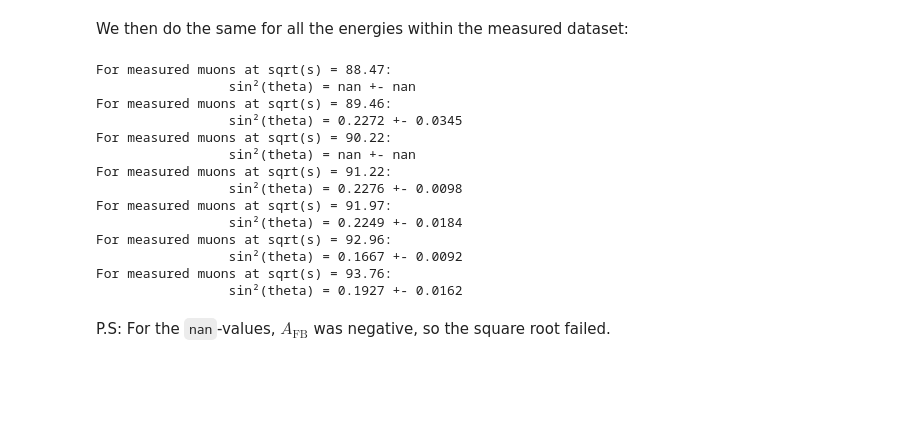
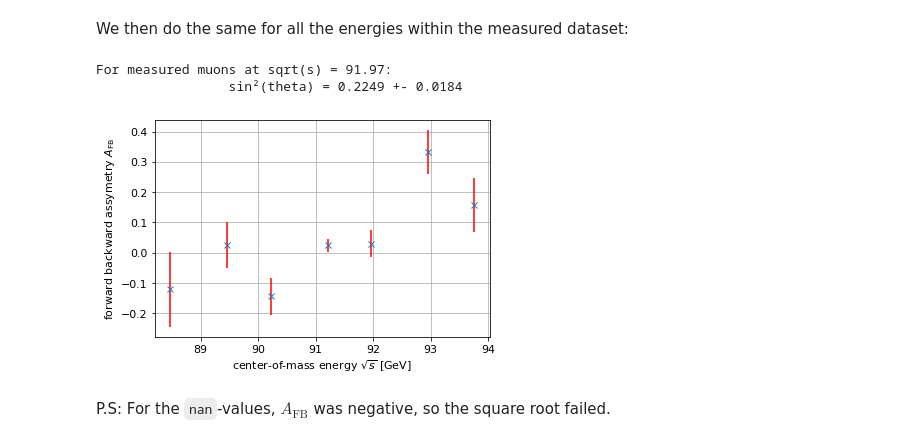
Before and after one commit to robingrether/z0-precisionmeasurement, a Jupyter notebook: z0_experiment.ipynb, the cells around one changed output. Drawn from its saved outputs; the diff is of its cells as text; code cells hidden in the pictures; blank space fills up the shorter version.

```diff
--- a/z0_experiment.ipynb
+++ b/z0_experiment.ipynb
@@ -796,47 +897,43 @@ AFB_meas = np.zeros(7)
 AFB_meas_u = np.zeros(7)
 sinsq_thetaW_meas = np.zeros(7)
 sinsq_thetaW_meas_u = np.zeros(7)
 
 # do the recalculation for each LEP energy
 for e, energy in enumerate(LEP_energies):
 
     # extract only the events for that energy
     dataset = measured_muon[measured_muon['E_lep'].round(1) == energy]
 
     # calculate the counts forwards and backwards
     forward_meas = sum(dataset['cos_thet'] > 0)
     backward_meas = sum(dataset['cos_thet'] < 0)
 
     # uncertainties according to poission
     f_meas_u = np.sqrt(forward_meas)
     b_meas_u = np.sqrt(backward_meas)
 
     # calculate forward-backward assym. and uncertainty
     AFB_meas[e] = (forward_meas - backward_meas) / (forward_meas + backward_meas) + radiation_corrections['correction'][e]
     AFB_meas_u[e] = np.sqrt( ((2*backward_meas)/(forward_meas + backward_meas)**2 * f_meas_u)**2
                     + ((2*forward_meas)/(forward_meas + backward_meas)**2 * b_meas_u)**2)
 
     # calculate weinberg angle and uncertainty
     sinsq_thetaW_meas[e] = 0.25 - np.sqrt(AFB_meas[e]/3) / 4
     sinsq_thetaW_meas_u[e] = 1 / (8 * np.sqrt(3) * np.sqrt(AFB_meas[e])) * AFB_meas_u[e]
 
-    print('For measured muons at sqrt(s) = ' + str(radiation_corrections['energy'][e]) + ': \n \t \t sin²(theta) = ' +
-          str(np.round(sinsq_thetaW_meas[e], 4)) + ' +- ' +str(np.round(sinsq_thetaW_meas_u[e], 4)))
+    if e==4:   # here, the approximation is exact
+        print('For measured muons at sqrt(s) = ' + str(radiation_corrections['energy'][e]) + ': \n \t \t sin²(theta) = ' +
+              str(np.round(sinsq_thetaW_meas[e], 4)) + ' +- ' +str(np.round(sinsq_thetaW_meas_u[e], 4)))
+
+plt.errorbar(radiation_corrections['energy'], AFB_meas, AFB_meas_u, fmt='x', ecolor='r')
+plt.xlabel("center-of-mass energy $\\sqrt{s}$ [$\\mathrm{GeV}$]")
+plt.ylabel("forward backward assymetry $A_\\mathrm{FB}$")
+plt.grid()
+plt.show()
 # %% [output]
-For measured muons at sqrt(s) = 88.47:
-                 sin²(theta) = nan +- nan
-For measured muons at sqrt(s) = 89.46:
-                 sin²(theta) = 0.2272 +- 0.0345
-For measured muons at sqrt(s) = 90.22:
-                 sin²(theta) = nan +- nan
-For measured muons at sqrt(s) = 91.22:
-                 sin²(theta) = 0.2276 +- 0.0098
 For measured muons at sqrt(s) = 91.97:
                  sin²(theta) = 0.2249 +- 0.0184
-For measured muons at sqrt(s) = 92.96:
-                 sin²(theta) = 0.1667 +- 0.0092
-For measured muons at sqrt(s) = 93.76:
-                 sin²(theta) = 0.1927 +- 0.0162
+[figure, added]
 # %% [markdown]
 P.S: For the `nan`-values, $A_\mathrm{FB}$ was negative, so the square root failed.
 # %% [markdown]
```
Also changed, not shown: parts of 15 cells of this notebook.
